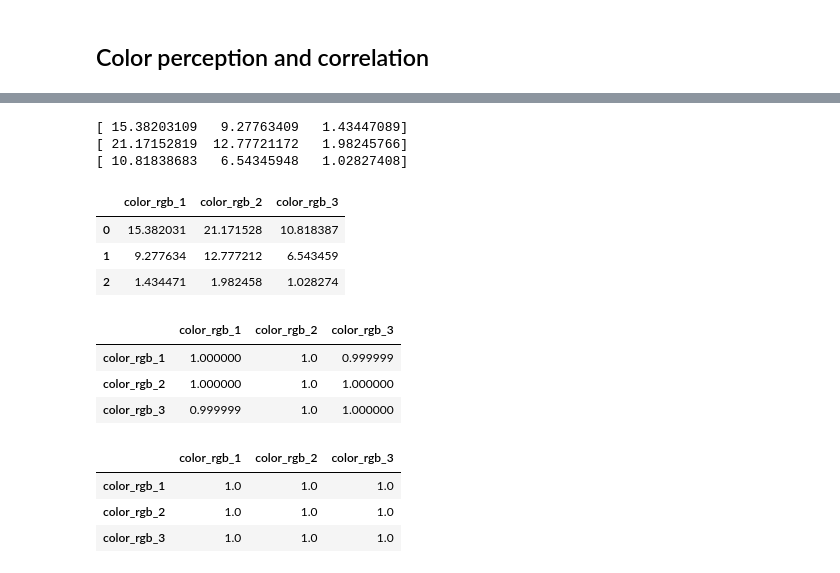
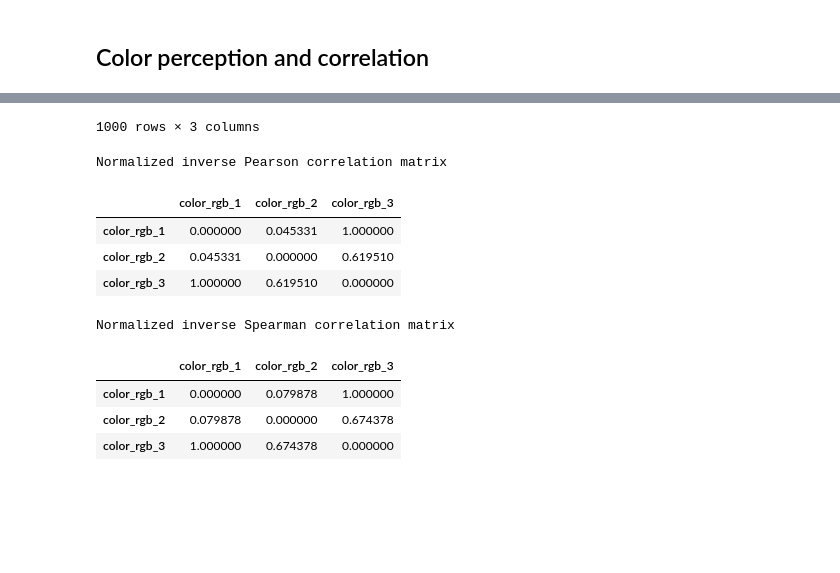
Before and after one commit to BogdanPinchuk/ComputerVision-PBY_HW1, a Jupyter notebook: Investigation.ipynb, the cells around one changed output, grey strips where cells are left out. Drawn from its saved outputs; the diff is of its cells as text; code cells hidden in the pictures; blank space fills up the shorter version.

```diff
--- a/Investigation.ipynb
+++ b/Investigation.ipynb
@@ -217,7 +219,7 @@ SML_bar /= np.max(SML_bar)
 # %%
 import matplotlib.pyplot as plt
 
-colors = ["blue", "green", "red", "gold"]
+color_names = ["blue", "green", "red", "gold"]
 SML_array = [S_bar, M_bar, L_bar, SML_bar]
 lambda_peaks = [lambda_b, lambda_g, lambda_r, 0]
 bars = ['S', 'M', 'L', "SML"]
@@ -227,10 +229,10 @@ _, axes = plt.subplots(len(SML_array), 1, figsize=(10, 3 * len(SML_array)), shar
 for idx, item in enumerate(SML_array):
     ax = axes[idx]
 
-    ax.plot(wavelengths_mkm, SML_array[idx], linewidth=2.0, color=colors[idx], label=colors[idx])
-    ax.fill_between(wavelengths_mkm, SML_array[idx], alpha=0.15, color=colors[idx])
+    ax.plot(wavelengths_mkm, SML_array[idx], linewidth=2.0, color=color_names[idx], label=color_names[idx])
+    ax.fill_between(wavelengths_mkm, SML_array[idx], alpha=0.15, color=color_names[idx])
     if lambda_peaks[idx] != 0:
-        ax.axvline(lambda_peaks[idx], linestyle='--', color=colors[idx], linewidth=2.0,
+        ax.axvline(lambda_peaks[idx], linestyle='--', color=color_names[idx], linewidth=2.0,
                    label=f"$\\lambda _{{peak}}$ = {lambda_peaks[idx]:.2f} $\\mu$m")
 
     ax.grid(axis='both', visible=True, which='major', ls='--', linewidth=1.0, color='tab:gray')
@@ -281,12 +283,16 @@ L_ab = 50
 max_bit = 255
 
 # RGB colors for analysis
-color_rgb_1 = (100, 200, 100)
-color_rgb_2 = (150, 250, 150)
-color_rgb_3 = (100, 80, 100)
+colors_dict = {
+    "color_rgb_1": (100, 200, 100),
+    "color_rgb_2": (150, 250, 150),
+    "color_rgb_3": (100, 80, 100),
+}
 
 # color array
-colors_rgb = [color_rgb_1, color_rgb_2, color_rgb_3]
+colors_rgb = list(colors_dict.values())
+color_names = list(colors_dict.keys())
+
 # emittance array
 M_rgb = [M_r, M_g, M_b]
 # emittance of each color
@@ -330,29 +336,27 @@ plt.show()
 # %%
 import numpy as np
 import pandas as pd
+from IPython.display import display
 
 # perception of each color
-P_colors = []
-d_lambda = wavelengths_mkm[1] - wavelengths_mkm[0]
-
-for idx, item in enumerate(F_colors):
-    P_arrays = item * np.asanyarray([L_bar, M_bar, S_bar])
-    P_t = np.trapezoid(P_arrays, dx=d_lambda, axis=1)
-    P_colors.append(P_t)
-
-P_colors = np.asanyarray(P_colors)
+P_colors = F_colors * SML_bar
 
 # create the data frame
-colors = ["color_rgb_1", "color_rgb_2", "color_rgb_3"]
-df = pd.DataFrame(P_colors.T, columns=colors)
-
+df = pd.DataFrame(P_colors.T, columns=color_names)
 
 # Pearson correlation
-pearson_matrix = df.corr(method='pearson').round(10)
+pearson_matrix = df.corr(method='pearson')
+inverse_pm = 1.0 - pearson_matrix
+# normalized inverse Pearson correlation matrix
+normalized_pm = inverse_pm / np.max(np.abs(inverse_pm))
+
 # Spearman correlation
-spearman_matrix = df.corr(method='spearman').round(10)
+spearman_matrix = df.corr(method='spearman')
+inverse_sm = 1.0 - spearman_matrix
+# normalized inverse Spearman correlation matrix
+normalized_sm = inverse_sm / np.max(np.abs(inverse_sm))
 
 display(df)
-display(pearson_matrix)
-display(spearman_matrix)
+display(normalized_pm.style.set_caption("Normalized inverse Pearson correlation matrix"))
+display(normalized_sm.style.set_caption("Normalized inverse Spearman correlation matrix"))
 # %% [output]
@@ -359,16 +375,12 @@ display(spearman_matrix)
-[ 15.38203109   9.27763409   1.43447089]
-[ 21.17152819  12.77721172   1.98245766]
-[ 10.81838683   6.54345948   1.02827408]
+1000 rows × 3 columns
-|  | color_rgb_1 | color_rgb_2 | color_rgb_3 |
-| 0 | 15.382031 | 21.171528 | 10.818387 |
-| 1 | 9.277634 | 12.777212 | 6.543459 |
-| 2 | 1.434471 | 1.982458 | 1.028274 |
+Normalized inverse Pearson correlation matrix
 |  | color_rgb_1 | color_rgb_2 | color_rgb_3 |
-| color_rgb_1 | 1.000000 | 1.0 | 0.999999 |
-| color_rgb_2 | 1.000000 | 1.0 | 1.000000 |
-| color_rgb_3 | 0.999999 | 1.0 | 1.000000 |
+| color_rgb_1 | 0.000000 | 0.045331 | 1.000000 |
+| color_rgb_2 | 0.045331 | 0.000000 | 0.619510 |
+| color_rgb_3 | 1.000000 | 0.619510 | 0.000000 |
+Normalized inverse Spearman correlation matrix
 |  | color_rgb_1 | color_rgb_2 | color_rgb_3 |
-| color_rgb_1 | 1.0 | 1.0 | 1.0 |
-| color_rgb_2 | 1.0 | 1.0 | 1.0 |
-| color_rgb_3 | 1.0 | 1.0 | 1.0 |
+| color_rgb_1 | 0.000000 | 0.079878 | 1.000000 |
+| color_rgb_2 | 0.079878 | 0.000000 | 0.674378 |
+| color_rgb_3 | 1.000000 | 0.674378 | 0.000000 |
 # %%
```
Also changed, not shown: parts of 6 cells of this notebook.
